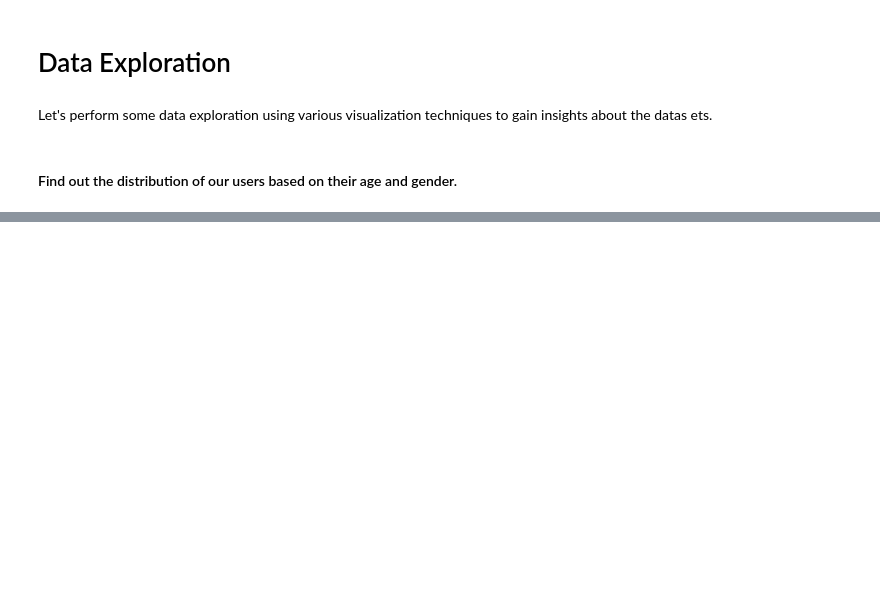
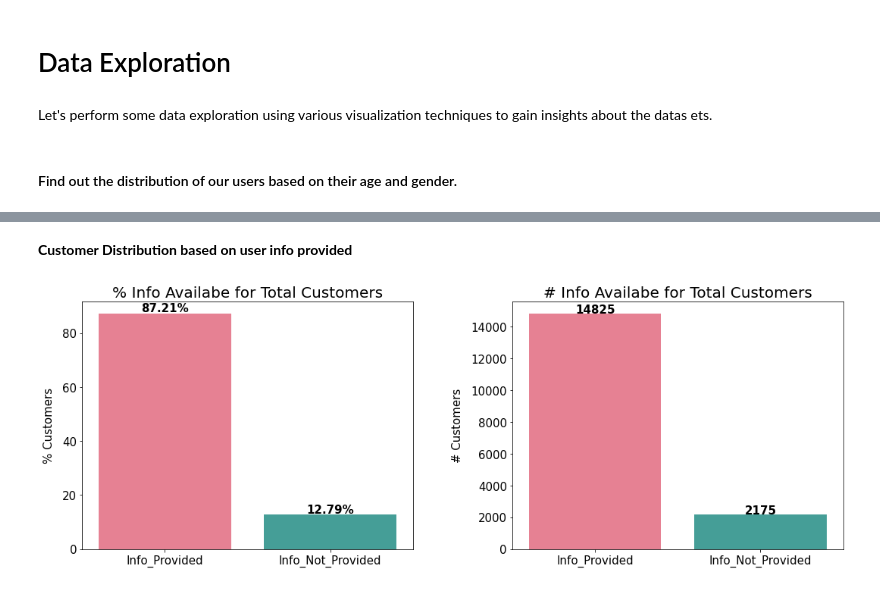
Before and after one commit to SiddharthSabat/Data-Science-and-ML-Portfolio, a Jupyter notebook: Data_Scientist_Starbucks_Capstone/Starbucks_Capstone_notebook.ipynb, the cells around one changed output, grey strips where cells are left out. Cells and saved outputs as stored; diff of their text form; code cells hidden in the pictures; blank space fills up the shorter version.

```diff
--- a/Data_Scientist_Starbucks_Capstone/Starbucks_Capstone_notebook.ipynb
+++ b/Data_Scientist_Starbucks_Capstone/Starbucks_Capstone_notebook.ipynb
@@ -393,0 +435,3 @@ Let's perform some data exploration using various visualization techniques to ga
+# %%
+profile['user_info_provided'] = profile.apply(lambda x: 1 if x['age']==118   else 0,axis=1)
+profile.head()
@@ -393,0 +445,39 @@ Let's perform some data exploration using various visualization techniques to ga
+# %% [markdown]
+**Customer Distribution based on user info provided**
+# %%
+plt.figure(figsize = [18,6])
+plt.subplots_adjust(wspace = 0.3)
+plt.subplots_adjust(hspace = 0.3)
+#plt.tight_layout(pad =5)
+
+plt.subplot(1,2,1)
+x = profile.user_info_provided.value_counts().index
+y = round(profile.user_info_provided.value_counts()/profile.shape[0]*100, 2)
+sns.barplot(x=x, y=y, order =y.sort_values(ascending=False).index, palette="husl", alpha=1)
+plt.xticks(ticks = [0,1], labels = ['Info_Provided','Info_Not_Provided'], rotation = 0,fontsize=15)
+plt.xlabel('');
+plt.yticks(fontsize=15)
+plt.ylabel('% Customers',fontsize=15,labelpad=10,rotation = 90)
+plt.title('% Info Availabe for Total Customers', fontsize=20)
+
+for i in range(y.shape[0]):
+    count = y[i]
+    plt.text(i, count+4, str(count)+"%", ha = 'center', va ='top', fontsize = 15, rotation = 0, color = 'black', weight='bold')
+
+
+plt.subplot(1,2,2)
+sns.countplot(data = profile, x = 'user_info_provided', palette="husl");
+plt.xticks(ticks = [0,1], labels = ['Info_Provided','Info_Not_Provided'], rotation = 0,fontsize=15)
+plt.yticks(fontsize=15)
+plt.ylabel('# Customers',fontsize=15,labelpad=10,rotation = 90)
+plt.xlabel('');
+plt.title('# Info Availabe for Total Customers',fontsize=20)
+y = profile.user_info_provided.value_counts()
+
+for i in range(y.shape[0]):
+    count = y[i]
+    plt.text(i, count+630, count, ha = 'center', va ='top', fontsize = 15, rotation = 0, color = 'black', weight='bold')
+plt.savefig('./screenshots/2_Customer_Distribution_Info_Provided.png', dpi=600, bbox_inches ='tight')
+plt.show()
+# %% [output]
+[figure, added]
```
Also changed, not shown: parts of 81 cells of this notebook.
